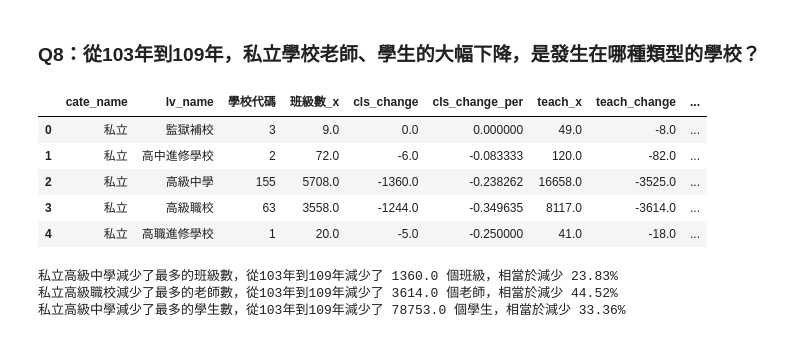
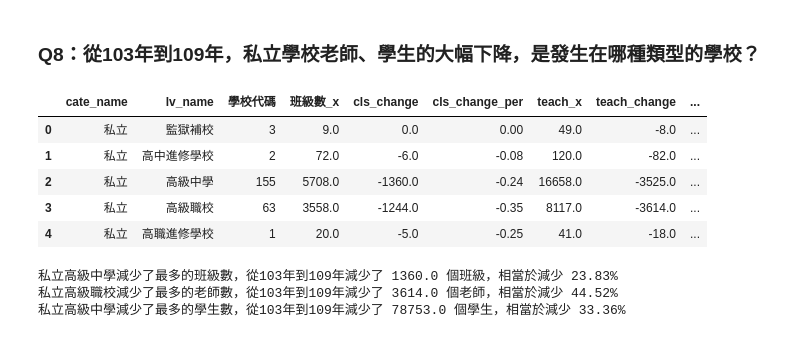
Before and after one commit to AndersonTsaiTW/LAT_Repo, a Jupyter notebook: HW1/HW1.ipynb, the cells around one changed output. Saved outputs shown, nothing was run; the diff lists cells and outputs as text; code cells hidden in the pictures.

```diff
--- a/HW1/HW1.ipynb
+++ b/HW1/HW1.ipynb
@@ -402,32 +402,32 @@ print('規模縮減並非因為特定學校的倒閉，而有更廣泛的原因'
 # %%
 temp = a.groupby(['cate_name','lv_name']).agg({'學校代碼':'count',
                                                  '班級數_x':'sum','班級數_y':'sum',
                                                  'teach_fulltime_x':'sum','teach_fulltime_y':'sum',
                                                  'teach_parttime_x':'sum','teach_parttime_y':'sum',
                                                  'emp_x':'sum','emp_y':'sum','stud_x':'sum','stud_y':'sum',
                                                  'grad_x':'sum','grad_y':'sum'}).reset_index()
 temp['cls_change'] = temp['班級數_y'] - temp['班級數_x']
-temp['cls_change_per'] = temp['cls_change'] / temp['班級數_x']
+temp['cls_change_per'] = (temp['cls_change'] / temp['班級數_x']).round(2)
 
 temp['teach_x'] = temp['teach_fulltime_x']+temp['teach_parttime_x']
 temp['teach_y'] = temp['teach_fulltime_y']+temp['teach_parttime_y']
 temp['teach_change'] = temp['teach_y'] - temp['teach_x']
-temp['teach_change_per'] = temp['teach_change'] / temp['teach_x']
+temp['teach_change_per'] = (temp['teach_change'] / temp['teach_x']).round(2)
 
 temp['stud_change'] = temp['stud_y'] - temp['stud_x']
-temp['stud_change_per'] = temp['stud_change']/temp['stud_x']
+temp['stud_change_per'] = (temp['stud_change']/temp['stud_x']).round(2)
 temp
 temp = temp.reindex(columns=['cate_name','lv_name','學校代碼','班級數_x',
                              'cls_change','cls_change_per','teach_x','teach_change','teach_change_per',
                              'stud_x','stud_change','stud_change_per'])
 temp
 # %% [output]
 |  | cate_name | lv_name | 學校代碼 | 班級數_x | cls_change | cls_change_per | teach_x | teach_change | ... |
-| 0 | 私立 | 監獄補校 | 3 | 9.0 | 0.0 | 0.000000 | 49.0 | -8.0 | ... |
-| 1 | 私立 | 高中進修學校 | 2 | 72.0 | -6.0 | -0.083333 | 120.0 | -82.0 | ... |
-| 2 | 私立 | 高級中學 | 155 | 5708.0 | -1360.0 | -0.238262 | 16658.0 | -3525.0 | ... |
-| 3 | 私立 | 高級職校 | 63 | 3558.0 | -1244.0 | -0.349635 | 8117.0 | -3614.0 | ... |
-| 4 | 私立 | 高職進修學校 | 1 | 20.0 | -5.0 | -0.250000 | 41.0 | -18.0 | ... |
+| 0 | 私立 | 監獄補校 | 3 | 9.0 | 0.0 | 0.00 | 49.0 | -8.0 | ... |
+| 1 | 私立 | 高中進修學校 | 2 | 72.0 | -6.0 | -0.08 | 120.0 | -82.0 | ... |
+| 2 | 私立 | 高級中學 | 155 | 5708.0 | -1360.0 | -0.24 | 16658.0 | -3525.0 | ... |
+| 3 | 私立 | 高級職校 | 63 | 3558.0 | -1244.0 | -0.35 | 8117.0 | -3614.0 | ... |
+| 4 | 私立 | 高職進修學校 | 1 | 20.0 | -5.0 | -0.25 | 41.0 | -18.0 | ... |
 # %%
 print('私立高級中學減少了最多的班級數，從103年到109年減少了',-1 * temp['cls_change'][2],
       '個班級，相當於減少','{:.2%}'.format(-1 * temp['cls_change'][2]/temp['班級數_x'][2]))
```
